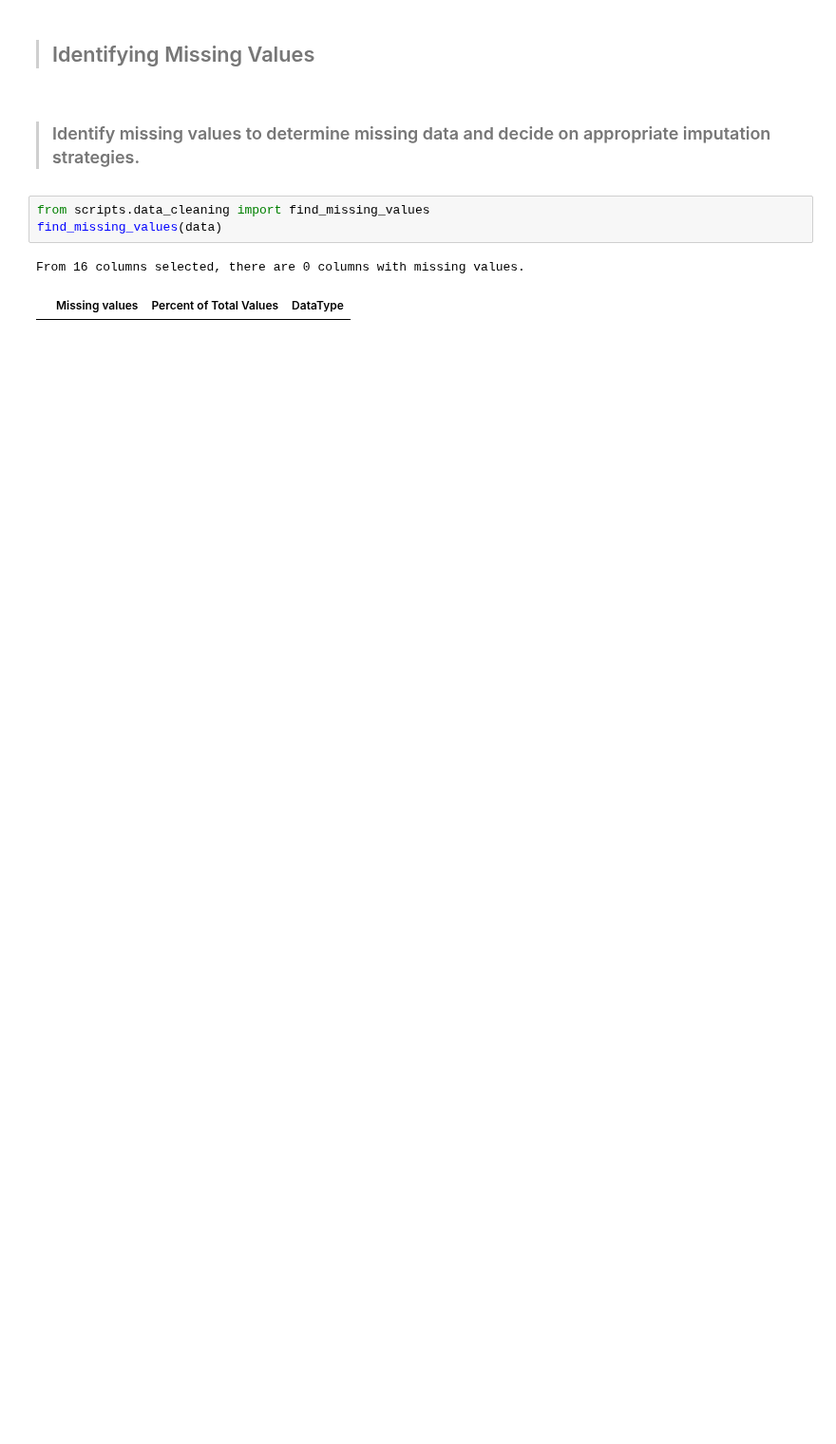
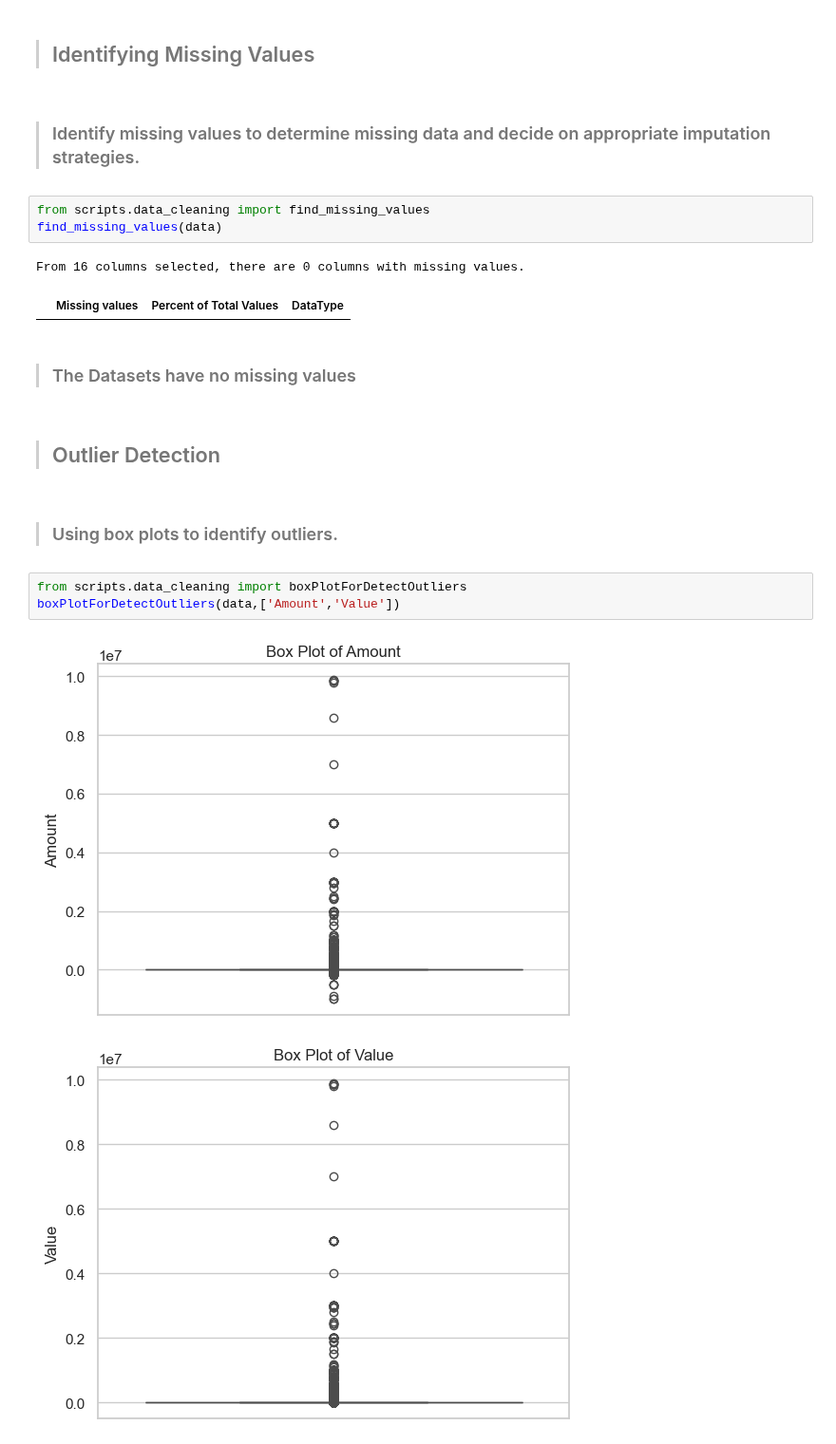
Before and after one commit to hanaDemma/Credit-Scoring_and_Risk-Analysis-week-6, a Jupyter notebook: notebooks/exploratory_analysis.ipynb, the cells around one changed output. Shown at 95% size. Saved outputs shown, nothing was run; the diff lists cells and outputs as text; blank space fills up the shorter version.

Commit message:
outlier detection

```diff
--- a/notebooks/exploratory_analysis.ipynb
+++ b/notebooks/exploratory_analysis.ipynb
@@ -257,3 +257,15 @@ find_missing_values(data)
 # %% [output]
 From 16 columns selected, there are 0 columns with missing values.
 |  | Missing values | Percent of Total Values | DataType |
+# %% [markdown]
+> ### The Datasets have no missing values
+# %% [markdown]
+> ## Outlier Detection
+# %% [markdown]
+> ### Using box plots to identify outliers.
+# %%
+from scripts.data_cleaning import boxPlotForDetectOutliers
+boxPlotForDetectOutliers(data,['Amount','Value'])
+# %% [output]
+[figure, added]
+[figure, added]
```
Also changed, not shown: 1 other file.
